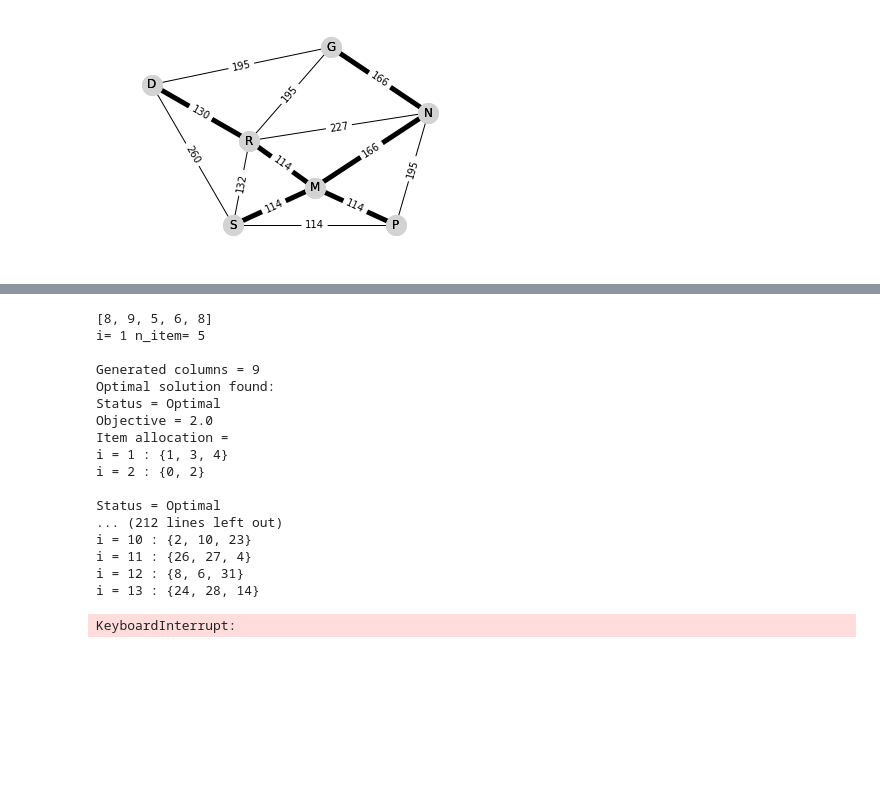
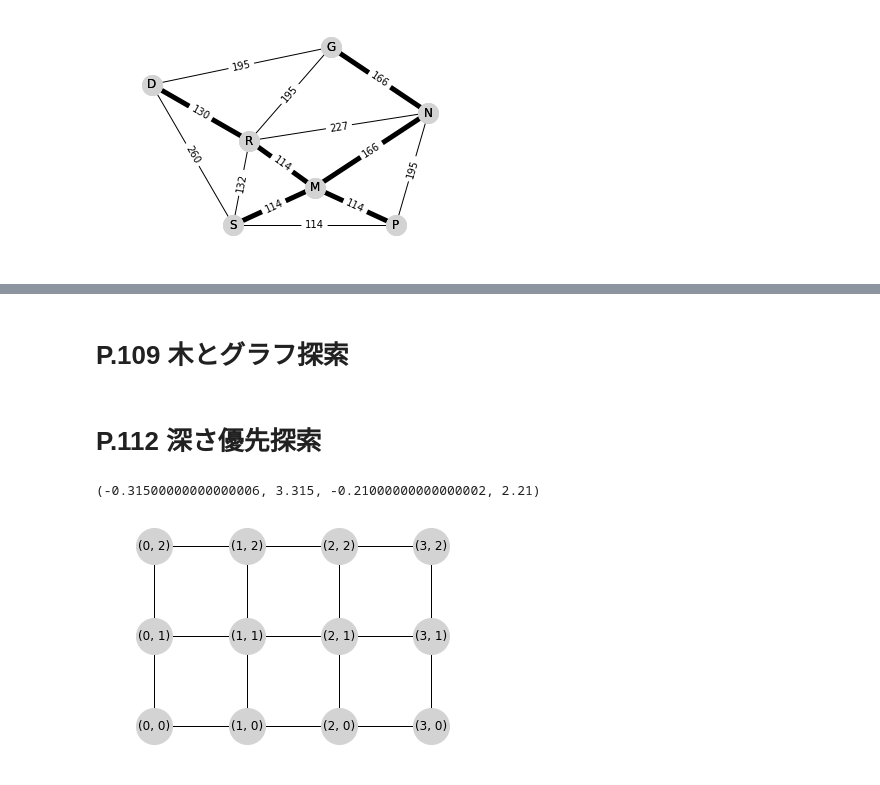
Before and after one commit to tetra00/python_numerical_optimization, a Jupyter notebook: Section4_GraphOptimiztion.ipynb, the cells around one changed output, grey strips where cells are left out. Saved outputs shown, nothing was run; the diff lists cells and outputs as text; code cells hidden in the pictures; blank space fills up the shorter version.

```diff
--- a/Section4_GraphOptimiztion.ipynb
+++ b/Section4_GraphOptimiztion.ipynb
@@ -385,50 +141,2 @@ Wall time: 36.8 ms
-# %%
-import time
-
-capacity = 25
-n_items = [5, 10, 15, 20, 25, 30, 35, 40] # ,45, 50]
-
-e_times_1 = []
-e_times_2 = []
-
-for i, n_item in enumerate(n_items):
-
-    w_i = make_binpacking_weights(n_item)
-    print ("i=", i+1, "n_item=", n_item)
-    print ("")
-
-    start_1 = time.time()
-    binpacking(capacity, w_i)
-    e_time_1 = time.time() - start_1
-    e_times_1.append(e_time_1)
-    print ("")
-
-    start_2 = time.time()
-    binpacking2(capacity, w_i)
-    e_time_2 = time.time() - start_2
-    e_times_2.append(e_time_2)
-    print ("")
-
-    print ("e_time_1:{0}".format(e_time_1) + "[s]")
-    print ("e_time_2:{0}".format(e_time_2) + "[s]")
-    print ("/////////")
-    print ("")
-# %% [output]
-[8, 9, 5, 6, 8]
-i= 1 n_item= 5
-
-Generated columns = 9
-Optimal solution found:
-Status = Optimal
-Objective = 2.0
-Item allocation =
-i = 1 : {1, 3, 4}
-i = 2 : {0, 2}
-
-Status = Optimal
-... (212 lines left out)
-i = 10 : {2, 10, 23}
-i = 11 : {26, 27, 4}
-i = 12 : {8, 6, 31}
-i = 13 : {24, 28, 14}
-KeyboardInterrupt:
+# %% [markdown]
+# P.109 木とグラフ探索
@@ -434,0 +145,2 @@ KeyboardInterrupt:
+# %% [markdown]
+# P.112 深さ優先探索
@@ -434,0 +176,9 @@ KeyboardInterrupt:
+# %%
+G = nx.grid_2d_graph(4,3)
+p = {v:v for v in G.nodes()}
+
+nx.draw_networkx(G, pos=p, node_color='lightgrey', node_size=1300, with_labels=True)
+plt.axis('off')
+# %% [output]
+(-0.31500000000000006, 3.315, -0.21000000000000002, 2.21)
+[figure, added]
```
Also changed, not shown: parts of 29 cells of this notebook.
